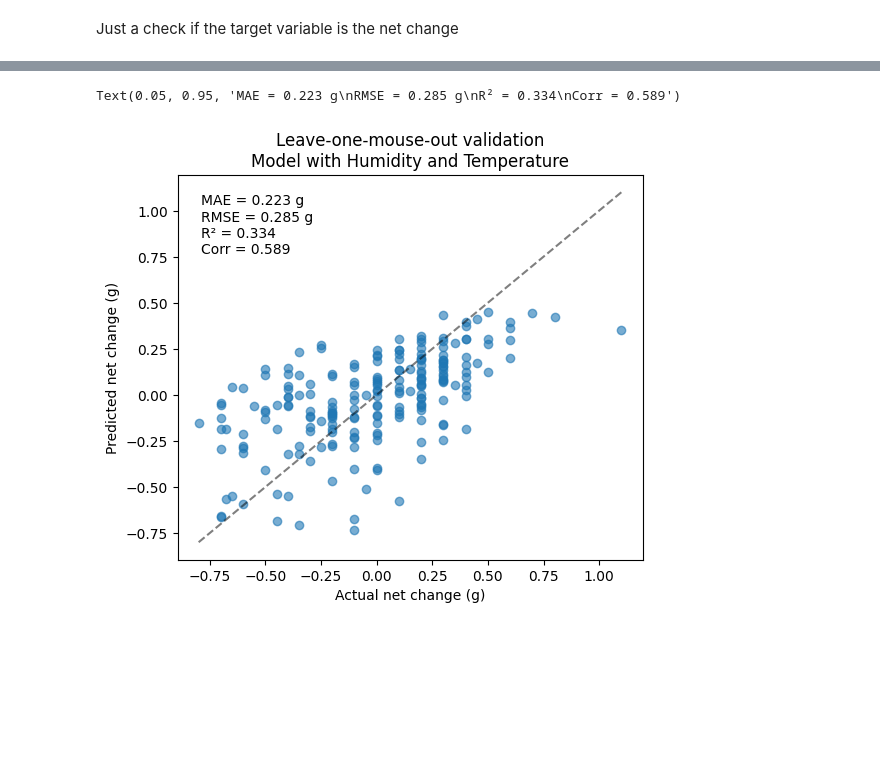
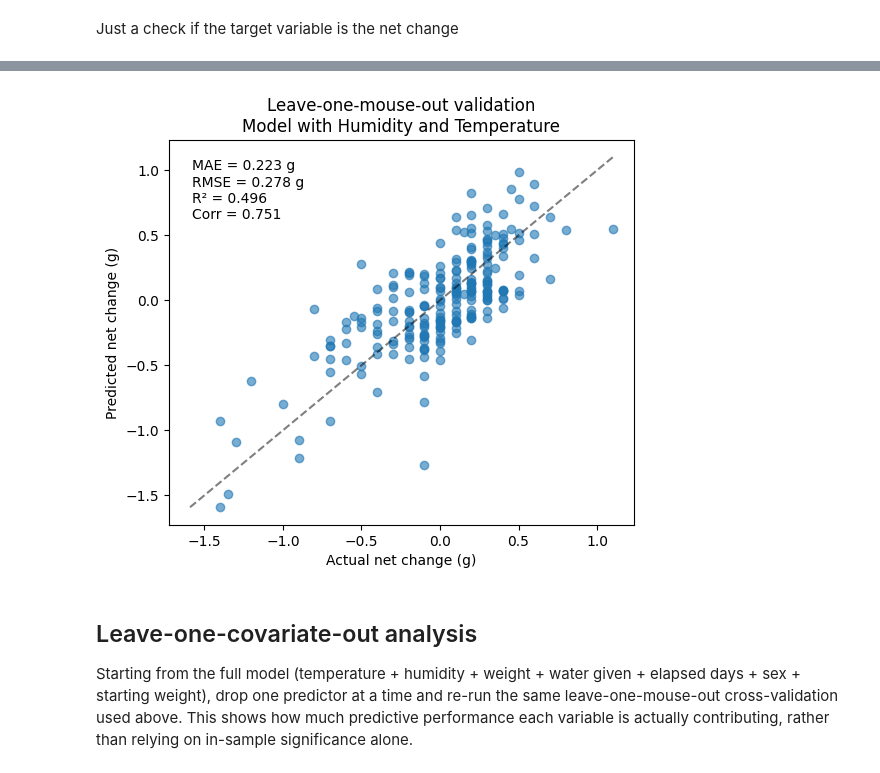
Before and after one commit to rozmar/NDNF-pipeline, a Jupyter notebook: Notebooks/water_prediction_model.ipynb, the cells around one changed output, grey strips where cells are left out. Cells and saved outputs as stored; diff of their text form; code cells hidden in the pictures; blank space fills up the shorter version.

Commit message:
Back to python 3.13, expanding model analysis

```diff
--- a/Notebooks/water_prediction_model.ipynb
+++ b/Notebooks/water_prediction_model.ipynb
@@ -285,0 +310,9 @@ wr_log
+# %%
+# ---- merge in date_of_birth and convert to age (days) at each log ----
+
+dob_df = lab.Subject().fetch(format='frame')[['date_of_birth']].reset_index()
+wr_log = wr_log.merge(dob_df, on='subject_id', how='left')
+wr_log['date_of_birth'] = pd.to_datetime(wr_log['date_of_birth'])
+wr_log['age_days'] = (wr_log['log_datetime'] - wr_log['date_of_birth']).dt.days
+
+wr_log[['subject_id', 'log_datetime', 'date_of_birth', 'age_days']].head()
@@ -291,8 +331,12 @@ wr_log = wr_log.merge(wr_master[['subject_id', 'water_restriction_id', 'wr_start
                        on=['subject_id', 'water_restriction_id'], how='left')
 wr_log = wr_log.sort_values(['subject_id', 'log_datetime'])
 
+outlier_ids = ['M018', 'M021']
+
 transitions = []
 for subject_id, grp in wr_log.groupby('subject_id'):
+    # if subject_id in outlier_ids:
+    #     continue
     grp = grp.sort_values('log_datetime').reset_index(drop=True)
     for i in range(len(grp) - 1):
         t, t1 = grp.loc[i], grp.loc[i + 1]
@@ -311,6 +355,7 @@ for subject_id, grp in wr_log.groupby('subject_id'):
             'decay': decay,
             'wr_start_weight': t['wr_start_weight'],
             'weight_t': t['weight'],
+            'age_days': t['age_days'],
             'weight_ratio_t': t['weight'] / t['wr_start_weight'],
             'net_change': t1['weight'] - t['weight'],
         })
@@ -456,7 +499,7 @@ def compute_metrics(cv_results):
 import warnings
 from statsmodels.tools.sm_exceptions import ConvergenceWarning
 
-def cross_validate_leave_one_mouse_out(transitions, formula, target_col='decay'):
+def cross_validate_leave_one_mouse_out(transitions, formula, target_col='decay', re_formula = None):
     predictions = []
     for held_out in transitions['subject_id'].unique():
         train = transitions[transitions['subject_id'] != held_out]
@@ -465,7 +508,7 @@ def cross_validate_leave_one_mouse_out(transitions, formula, target_col='decay')
             continue
         with warnings.catch_warnings(record=True) as caught:
             warnings.simplefilter("always", ConvergenceWarning)
-            m = smf.mixedlm(formula, data=train, groups=train["subject_id"]).fit()
+            m = smf.mixedlm(formula, data=train, groups=train["subject_id"], re_formula=re_formula).fit()
         if any("failed to converge" in str(w.message) for w in caught):
             print(f"Optimization failed for held-out mouse {held_out} (formula: {formula})")
         for w in caught:
@@ -584,7 +614,7 @@ Optimization failed for held-out mouse M018 (formula: decay ~ mean_temp + weight
 # %% [markdown]
 Just a check if the target variable is the net change
 # %%
-cv_results_net, errors_net = cross_validate_leave_one_mouse_out(transitions, "net_change ~ standardize(mean_humidity) + standardize(weight_ratio_t) + standardize(elapsed_days) + standardize(water_given_t)", target_col='net_change')
+cv_results_net, errors_net = cross_validate_leave_one_mouse_out(transitions, "net_change ~ standardize(mean_humidity) + standardize(weight_t) + standardize(elapsed_days) + standardize(water_given_t) + standardize(wr_start_weight) + C(sex) + standardize(age_days)", target_col='net_change')
 
 fig, axes = plt.subplots(1, 1, figsize=(6, 5))
 
@@ -603,5 +631,4 @@ axes.text(0.05, 0.95, f'MAE = {errors_net["mae"]:.3f} g\nRMSE = {errors_net["rms
-Text(0.05, 0.95, 'MAE = 0.223 g\nRMSE = 0.285 g\nR² = 0.334\nCorr = 0.589')
-[figure, old version]
+[figure, new version]
 # %%
 def recommend_water_search(current_weight, wr_start_weight, target_pct, days_until_next,
                             mean_humidity_forecast, sex, model_result,
@@ -637,3 +664,7 @@ def recommend_water_simple(transitions, current_weight, wr_start_weight, target_
     target_weight_g = wr_start_weight * target_pct / 100
     required_weight_after_watering = target_weight_g + decay_rate * days_until_next
     return max(required_weight_after_watering - current_weight, 0)
+# %% [markdown]
+## Leave-one-covariate-out analysis
+
+Starting from the full model (temperature + humidity + weight + water given + elapsed days + sex + starting weight), drop one predictor at a time and re-run the same leave-one-mouse-out cross-validation used above. This shows how much predictive performance each variable is actually contributing, rather than relying on in-sample significance alone.
```
Also changed, not shown: parts of 25 cells of this notebook, 3 other files.
